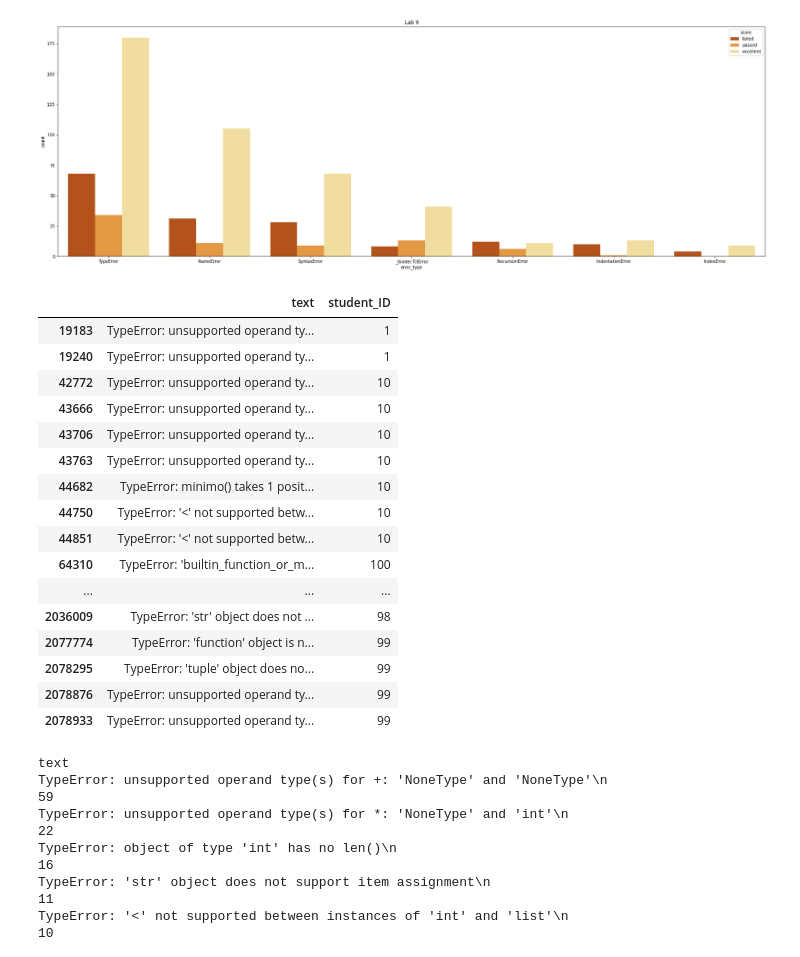
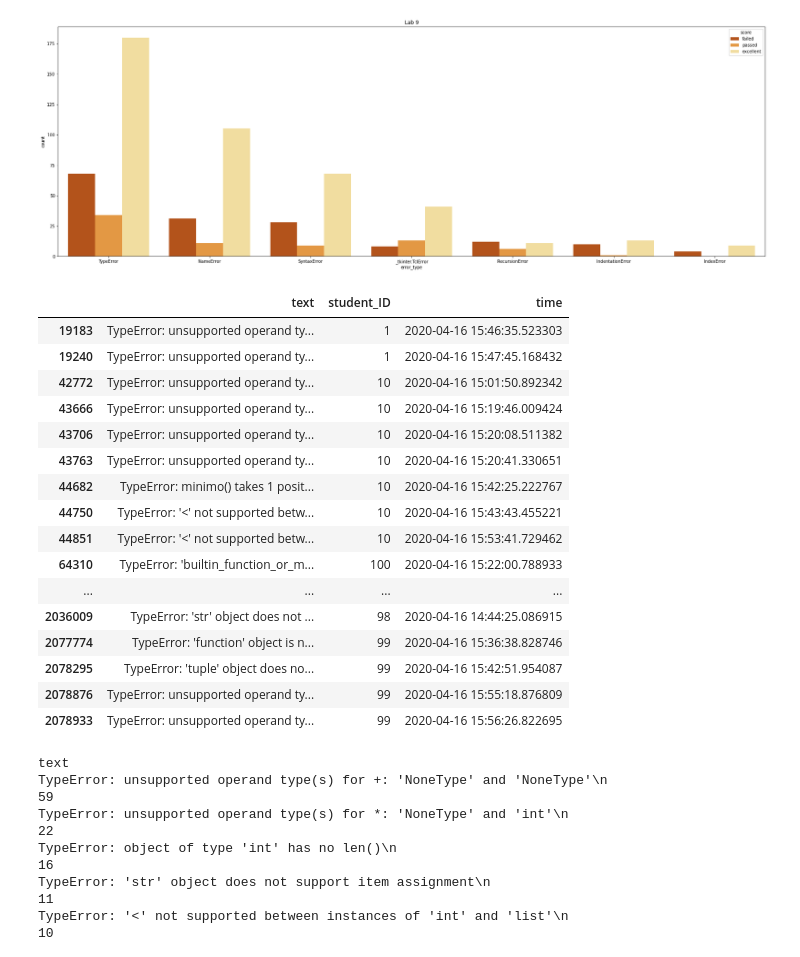
Before and after one commit to alefreda/thonny-log-analysis, a Jupyter notebook: Thonny_log_analysis.ipynb, the cells around one changed output. Cells and saved outputs as stored; diff of their text form; code cells hidden in the pictures.

```diff
--- a/Thonny_log_analysis.ipynb
+++ b/Thonny_log_analysis.ipynb
@@ -445,26 +445,26 @@ plt.show()
 # %%
 df_errors_lab9_typeerror = df_errors_lab9.loc[df_errors_lab9['error_type'] == 'TypeError']
 pd.options.display.max_rows = 999
 pd.set_option('display.max_colwidth', None)
-df_errors_lab9_typeerror[['text','student_ID']]
+df_errors_lab9_typeerror[['text','student_ID','time']]
 # %% [output]
-|  | text | student_ID |
-| 19183 | TypeError: unsupported operand ty... | 1 |
-| 19240 | TypeError: unsupported operand ty... | 1 |
-| 42772 | TypeError: unsupported operand ty... | 10 |
-| 43666 | TypeError: unsupported operand ty... | 10 |
-| 43706 | TypeError: unsupported operand ty... | 10 |
-| 43763 | TypeError: unsupported operand ty... | 10 |
-| 44682 | TypeError: minimo() takes 1 posit... | 10 |
-| 44750 | TypeError: '<' not supported betw... | 10 |
-| 44851 | TypeError: '<' not supported betw... | 10 |
-| 64310 | TypeError: 'builtin_function_or_m... | 100 |
-| ... | ... | ... |
-| 2036009 | TypeError: 'str' object does not ... | 98 |
-| 2077774 | TypeError: 'function' object is n... | 99 |
-| 2078295 | TypeError: 'tuple' object does no... | 99 |
-| 2078876 | TypeError: unsupported operand ty... | 99 |
-| 2078933 | TypeError: unsupported operand ty... | 99 |
+|  | text | student_ID | time |
+| 19183 | TypeError: unsupported operand ty... | 1 | 2020-04-16 15:46:35.523303 |
+| 19240 | TypeError: unsupported operand ty... | 1 | 2020-04-16 15:47:45.168432 |
+| 42772 | TypeError: unsupported operand ty... | 10 | 2020-04-16 15:01:50.892342 |
+| 43666 | TypeError: unsupported operand ty... | 10 | 2020-04-16 15:19:46.009424 |
+| 43706 | TypeError: unsupported operand ty... | 10 | 2020-04-16 15:20:08.511382 |
+| 43763 | TypeError: unsupported operand ty... | 10 | 2020-04-16 15:20:41.330651 |
+| 44682 | TypeError: minimo() takes 1 posit... | 10 | 2020-04-16 15:42:25.222767 |
+| 44750 | TypeError: '<' not supported betw... | 10 | 2020-04-16 15:43:43.455221 |
+| 44851 | TypeError: '<' not supported betw... | 10 | 2020-04-16 15:53:41.729462 |
+| 64310 | TypeError: 'builtin_function_or_m... | 100 | 2020-04-16 15:22:00.788933 |
+| ... | ... | ... | ... |
+| 2036009 | TypeError: 'str' object does not ... | 98 | 2020-04-16 14:44:25.086915 |
+| 2077774 | TypeError: 'function' object is n... | 99 | 2020-04-16 15:36:38.828746 |
+| 2078295 | TypeError: 'tuple' object does no... | 99 | 2020-04-16 15:42:51.954087 |
+| 2078876 | TypeError: unsupported operand ty... | 99 | 2020-04-16 15:55:18.876809 |
+| 2078933 | TypeError: unsupported operand ty... | 99 | 2020-04-16 15:56:26.822695 |
 # %%
 df_errors_lab9_typeerror.groupby(['text']).size().sort_values(ascending=False)
 # %% [output]
```
Also changed, not shown: parts of 3 cells of this notebook.
